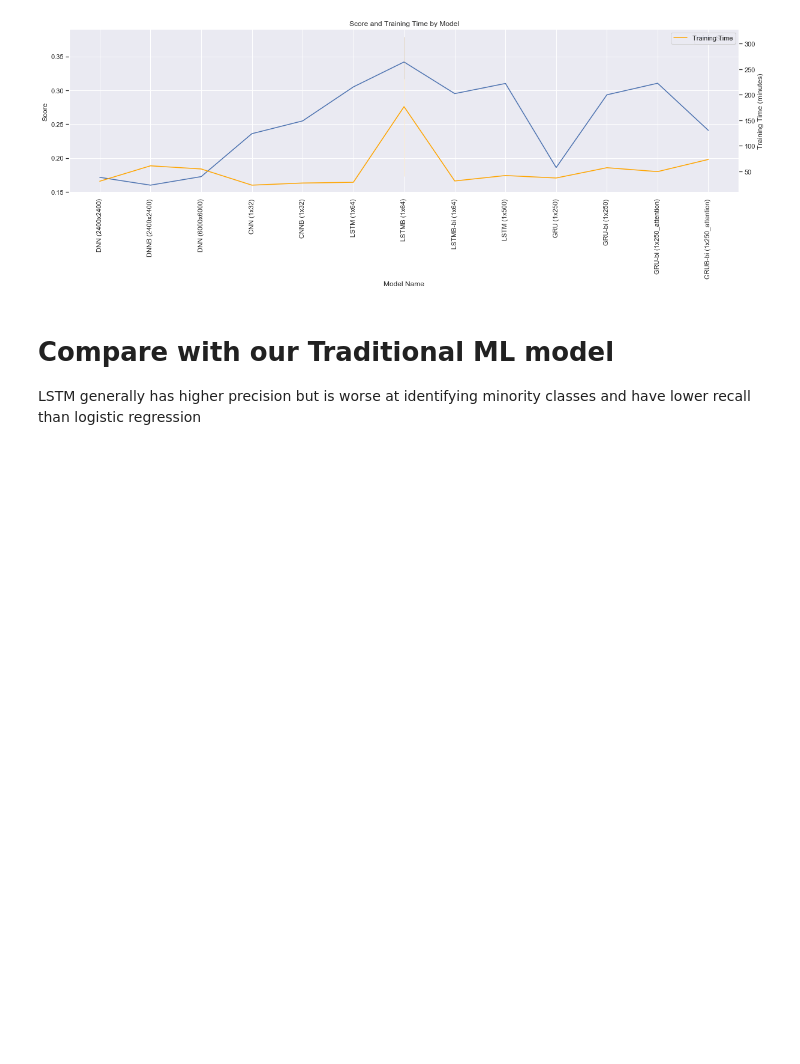
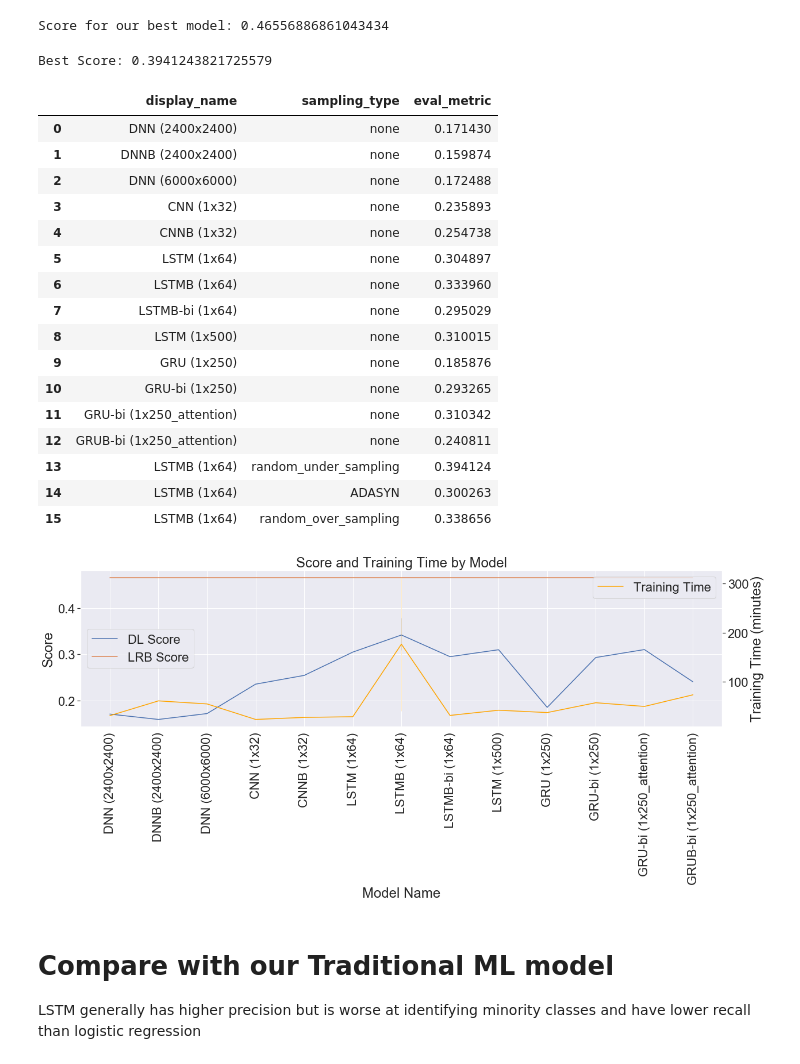
Before and after one commit to sv650s/sb-capstone, a Jupyter notebook: notebooks/5.0-deep-learning-summary.ipynb, the cells around one changed output. Cells and saved outputs as stored; diff of their text form; code cells hidden in the pictures; blank space fills up the shorter version.

```diff
--- a/notebooks/5.0-deep-learning-summary.ipynb
+++ b/notebooks/5.0-deep-learning-summary.ipynb
@@ -37,7 +52,7 @@ import util.plot_util as pu
 logging.basicConfig(level=logging.ERROR)
 
 %matplotlib inline
-sns.set()
+sns.set(font_scale=2)
 # %%
 # load report file form all of our deep learning models
 importlib.reload(ru)
@@ -48,18 +86,55 @@ report = ru.load_dnn_report(REPORT_DIR, REPORT_FILE, convert_format = True)
+# %%
+# load best model from traditional ML model
+ml_report = ru.load_report(ML_REPORT_FILE)
+ml_best = ru.load_best_from_report(ml_report)
+
+print(f'Score for our best model: {ml_best.iloc[0].eval_metric}')
+# %% [output]
+Score for our best model: 0.46556886861043434
+# %%
+# construct a temporary DF so we can plot the score for our best ML model
+ml_plot_df = pd.DataFrame(report.display_name)
+ml_plot_df['ml_score'] = ml_best.iloc[0].eval_metric
 # %%
 f, a = plt.subplots(1, 1, figsize=(20, 5))
-a = sns.lineplot(data = report, x = "display_name", y = "eval_metric", sort = False, label="Score")
+# Plot results from DL models
+a = sns.lineplot(data = report, x = "display_name", y = "eval_metric", sort = False, label="DL Score")
+# Plot out score from best ML report
+a = sns.lineplot(data = ml_plot_df, x = "display_name", y = "ml_score", sort = False, label="LRB Score", linestyle="--")
 _ = plt.xlabel("Model Name")
 _ = plt.ylabel("Score")
 _ = plt.xticks(rotation=90)
 
 a2 = a.twinx()
 _ = sns.lineplot(data = report, x = "display_name", y = "train_time_min", sort = False, ax=a2, label="Training Time", color="orange")
 _ = plt.ylabel("Training Time (minutes)")
 a2.grid(False)
 
 _ = plt.title("Score and Training Time by Model")
+
+
+print(f'Best Score: {report.eval_metric.max()}')
+report[["display_name", "sampling_type", "eval_metric"]]
 # %% [output]
+Best Score: 0.3941243821725579
+|  | display_name | sampling_type | eval_metric |
+| 0 | DNN (2400x2400) | none | 0.171430 |
+| 1 | DNNB (2400x2400) | none | 0.159874 |
+| 2 | DNN (6000x6000) | none | 0.172488 |
+| 3 | CNN (1x32) | none | 0.235893 |
+| 4 | CNNB (1x32) | none | 0.254738 |
+| 5 | LSTM (1x64) | none | 0.304897 |
+| 6 | LSTMB (1x64) | none | 0.333960 |
+| 7 | LSTMB-bi (1x64) | none | 0.295029 |
+| 8 | LSTM (1x500) | none | 0.310015 |
+| 9 | GRU (1x250) | none | 0.185876 |
+| 10 | GRU-bi (1x250) | none | 0.293265 |
+| 11 | GRU-bi (1x250_attention) | none | 0.310342 |
+| 12 | GRUB-bi (1x250_attention) | none | 0.240811 |
+| 13 | LSTMB (1x64) | random_under_sampling | 0.394124 |
+| 14 | LSTMB (1x64) | ADASYN | 0.300263 |
+| 15 | LSTMB (1x64) | random_over_sampling | 0.338656 |
-[figure, old version]
+[figure, new version]
 # %% [markdown]
 # Compare with our Traditional ML model
 
```
Also changed, not shown: parts of 20 cells of this notebook, 16 other files.
